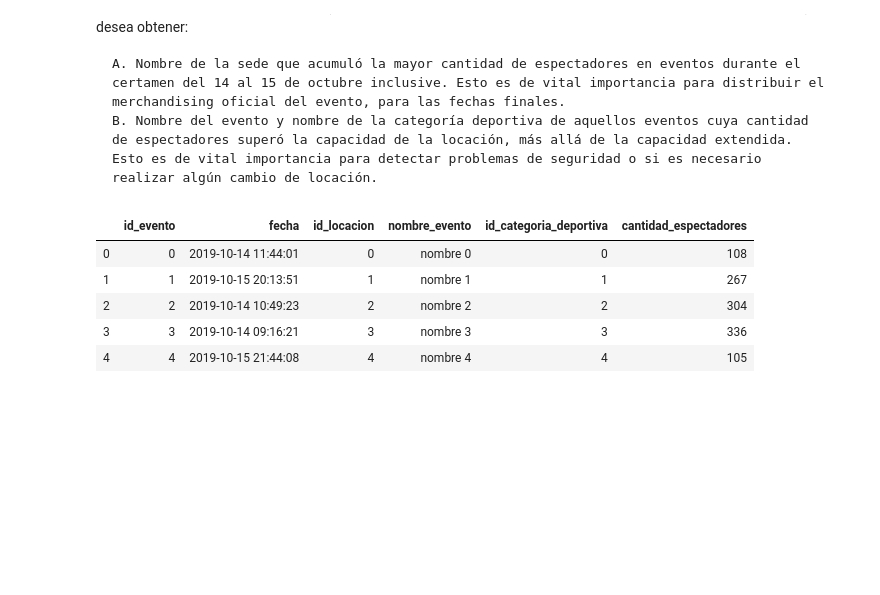
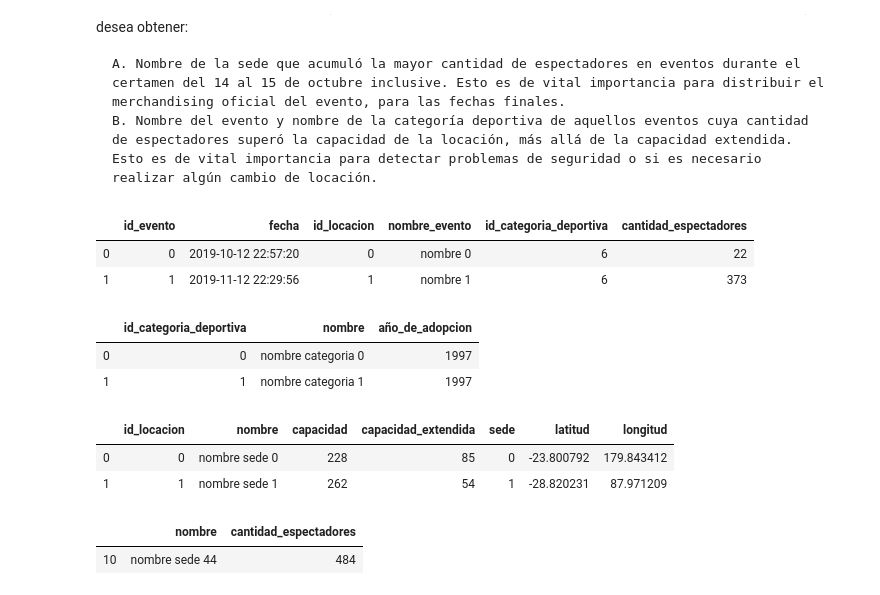
Before and after one commit to FerAlvarezz/Datos-guias, a Jupyter notebook: Guia de ejercicios pandas.ipynb, the cells around one changed output. Cells and saved outputs as stored; diff of their text form; code cells hidden in the pictures; blank space fills up the shorter version.

```diff
--- a/Guia de ejercicios pandas.ipynb
+++ b/Guia de ejercicios pandas.ipynb
@@ -585,39 +594,48 @@ for i in range(50):
                         'id_evento' : i,
                         'fecha' : "{}-{}-{} {}:{}:{}".format(
                                         2019,
-                                        10,
-                                        random.randint(14,15),
+                                        random.randint(9,11),
+                                        random.randint(12,16),
                                         random.randint(0,23),
                                         random.randint(0,59),
                                         random.randint(0,59)
                                     ),
                         'id_locacion': i,
                         'nombre_evento' : 'nombre {}'.format(i),
-                        'id_categoria_deportiva' : i,
+                        'id_categoria_deportiva' : random.randint(0,10),
                         'cantidad_espectadores' : random.randint(0, 500)
                     }, ignore_index = True)
     df_7_locacion = df_7_locacion.append({
                         'id_locacion' : i,
                         'nombre' : 'nombre sede {}'.format(i),
                         'capacidad' : random.randint(100, 300),
                         'capacidad_extendida' : random.randint(50, 100),
                         'sede': i,
                         'latitud' : random.uniform(-90,90),
                         'longitud' : random.uniform(0,360)
                     }, ignore_index = True)
     df_7_categ_depor = df_7_categ_depor.append({
         'id_categoria_deportiva' : i ,
         'nombre' : 'nombre categoria {}'.format(i),
         'año_de_adopcion' : random.choice(['1997', '1999', '2001'])
     }, ignore_index = True)
 df_7_eventos['fecha'] = pd.to_datetime(df_7_eventos['fecha'], format = "%Y-%m-%d %H:%M:%S")
 df_7_eventos['cantidad_espectadores'] = pd.to_numeric(df_7_eventos['cantidad_espectadores'])
 # Darle ctrl-enter hasta hayar una cobinacion de fechas validas
-df_7_eventos.head()
+df_7_eventos.head(2)
 # %% [output]
 |  | id_evento | fecha | id_locacion | nombre_evento | id_categoria_deportiva | cantidad_espectadores |
-| 0 | 0 | 2019-10-14 11:44:01 | 0 | nombre 0 | 0 | 108 |
-| 1 | 1 | 2019-10-15 20:13:51 | 1 | nombre 1 | 1 | 267 |
-| 2 | 2 | 2019-10-14 10:49:23 | 2 | nombre 2 | 2 | 304 |
-| 3 | 3 | 2019-10-14 09:16:21 | 3 | nombre 3 | 3 | 336 |
-| 4 | 4 | 2019-10-15 21:44:08 | 4 | nombre 4 | 4 | 105 |
+| 0 | 0 | 2019-10-12 22:57:20 | 0 | nombre 0 | 6 | 22 |
+| 1 | 1 | 2019-11-12 22:29:56 | 1 | nombre 1 | 6 | 373 |
+# %%
+df_7_categ_depor.head(2)
+# %% [output]
+|  | id_categoria_deportiva | nombre | año_de_adopcion |
+| 0 | 0 | nombre categoria 0 | 1997 |
+| 1 | 1 | nombre categoria 1 | 1997 |
+# %%
+df_7_locacion.head(2)
+# %% [output]
+|  | id_locacion | nombre | capacidad | capacidad_extendida | sede | latitud | longitud |
+| 0 | 0 | nombre sede 0 | 228 | 85 | 0 | -23.800792 | 179.843412 |
+| 1 | 1 | nombre sede 1 | 262 | 54 | 1 | -28.820231 | 87.971209 |
@@ -623,0 +645,5 @@ df_7_eventos.head()
+# %%
+pd.merge(a,df_7_locacion, on='id_locacion')[['nombre','cantidad_espectadores']].nlargest(1,'cantidad_espectadores')
+# %% [output]
+|  | nombre | cantidad_espectadores |
+| 10 | nombre sede 44 | 484 |
```
Also changed, not shown: parts of 53 cells of this notebook.
